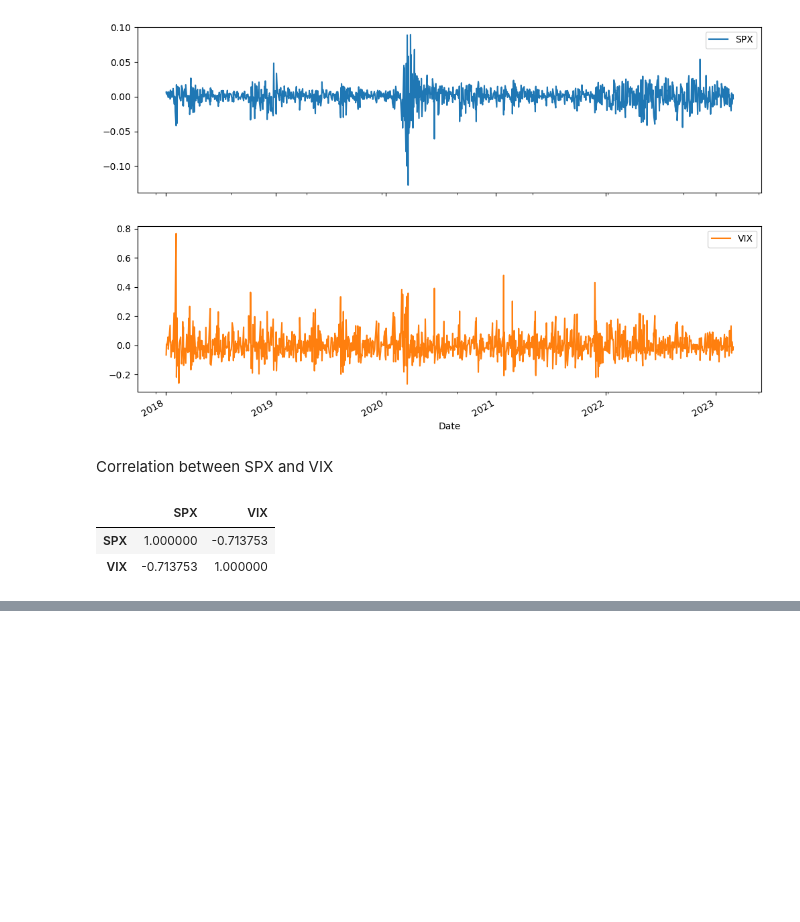
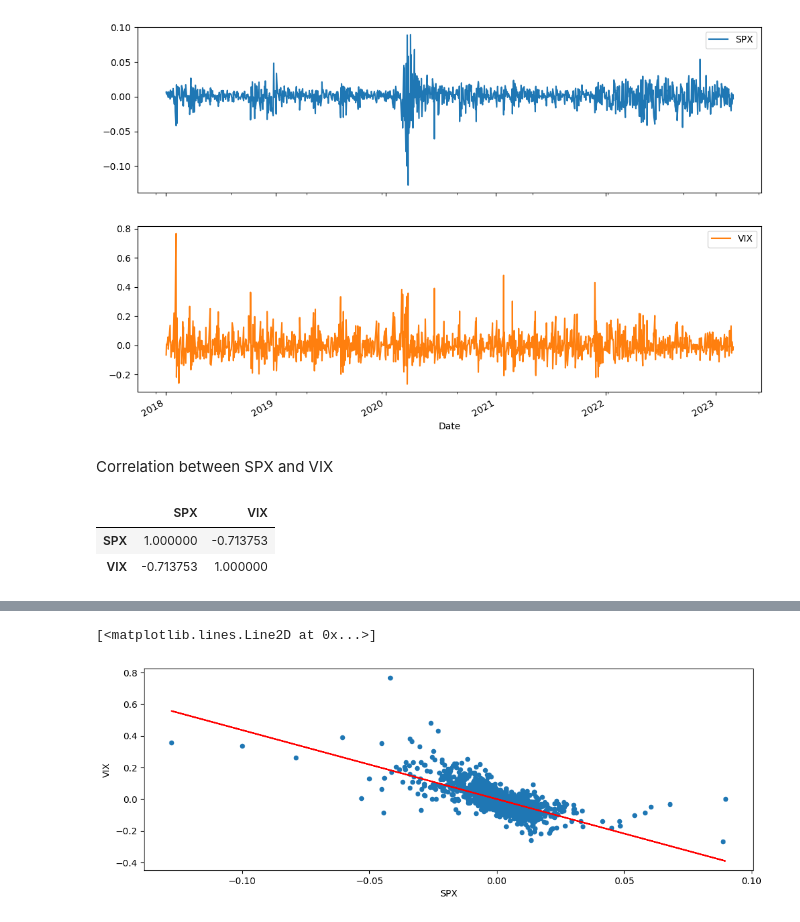
Before and after one commit to mezamateoj/Financial-Analysis, a Jupyter notebook: Case Studies/Analysis_VIX.ipynb, the cells around one changed output, grey strips where cells are left out. Cells and saved outputs as stored; diff of their text form; code cells hidden in the pictures; blank space fills up the shorter version.

```diff
--- a/Case Studies/Analysis_VIX.ipynb
+++ b/Case Studies/Analysis_VIX.ipynb
@@ -152,0 +170,4 @@ log_returns.corr()
+# %%
+# fit a line
+ols_fit = sm.OLS(log_returns['VIX'].values, log_returns['SPX'].values).fit()
+ols_fit.summary()
@@ -152,0 +194,9 @@ log_returns.corr()
+# %%
+log_returns.plot(figsize=(12, 4),
+                 x='SPX',
+                 y='VIX',
+                 kind='scatter')
+plt.plot(log_returns['SPX'], ols_fit.fittedvalues, 'r')
+# %% [output]
+[<matplotlib.lines.Line2D at 0x...>]
+[figure, added]
```
Also changed, not shown: parts of 7 cells of this notebook.
